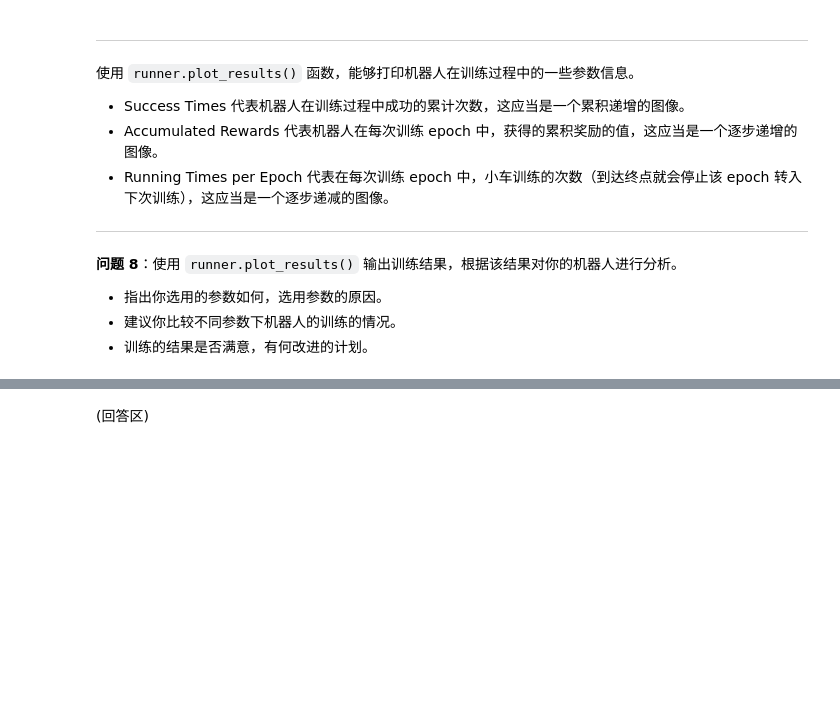
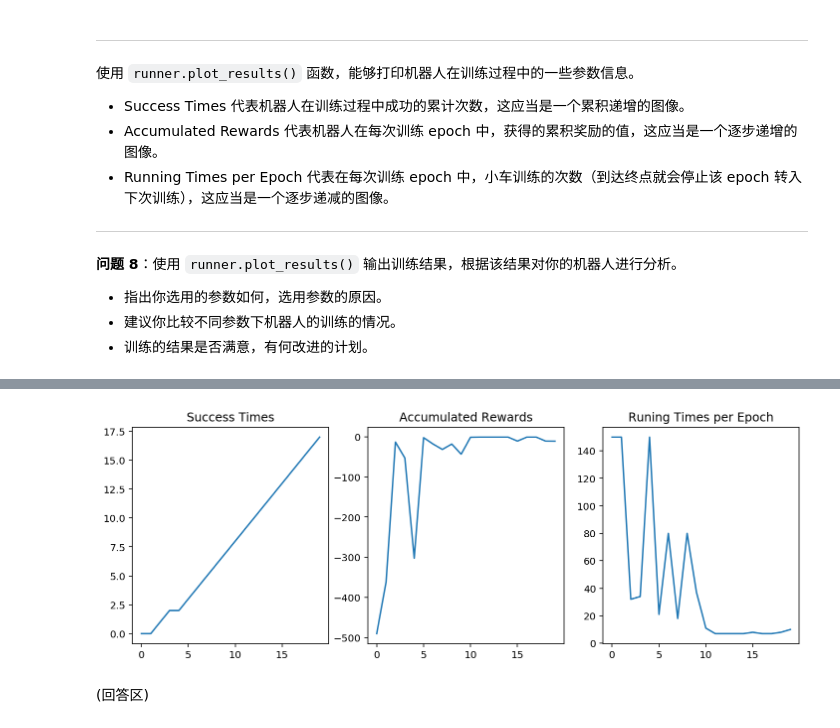
Before and after one commit to miaopei/MachineLearning, a Jupyter notebook: uda_project/P5/my_qlearning_maze/robot_maze.ipynb, the cells around one changed output, grey strips where cells are left out. Cells and saved outputs as stored; diff of their text form; code cells hidden in the pictures; blank space fills up the shorter version.

```diff
--- a/uda_project/P5/my_qlearning_maze/robot_maze.ipynb
+++ b/uda_project/P5/my_qlearning_maze/robot_maze.ipynb
@@ -266,7 +266,7 @@ epsilon0 = 0.5
 alpha = 0.5
 gamma = 0.9
 
-maze_size = (6,6)
+maze_size = (6,10)
 trap_number = 1
 # %%
 from Runner import Runner
@@ -301,3 +301,20 @@ runner.plot_results()
+# %%
+# 参数调整 1
+epsilon0 = 0.9
+alpha = 0.9
+gamma = 0.95
+
+g = Maze(maze_size=maze_size,trap_number=trap_number)
+r = Robot(g,alpha=alpha, epsilon0=epsilon0, gamma=gamma)
+r.set_status(learning=True)
+
+runner = Runner(r, g)
+runner.run_training(epoch, display_direction=True)
+# runner.generate_movie(filename = "final1.mp4") # 你可以注释该行代码，加快运行速度，不过你就无法观察到视频了。
+
+runner.plot_results()
+# %% [output]
+[figure, added]
 # %% [markdown]
 (回答区)
 # %% [markdown]
```
Also changed, not shown: parts of 5 cells of this notebook, 3 other files.
